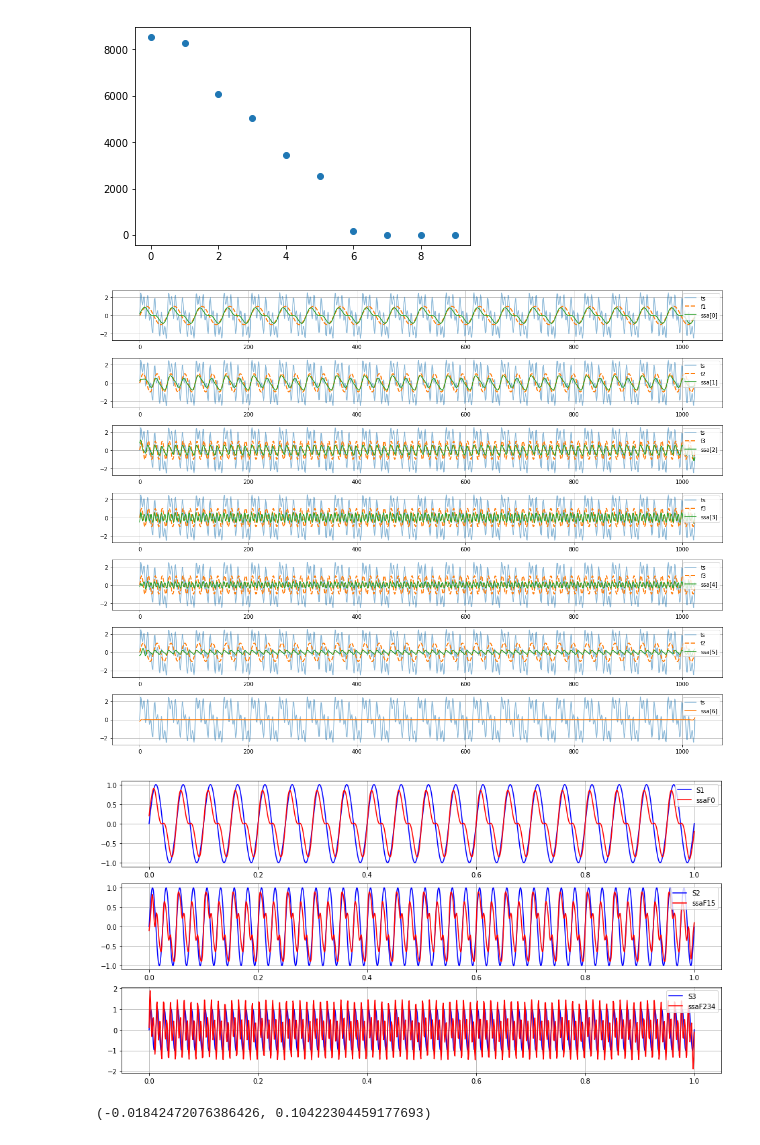
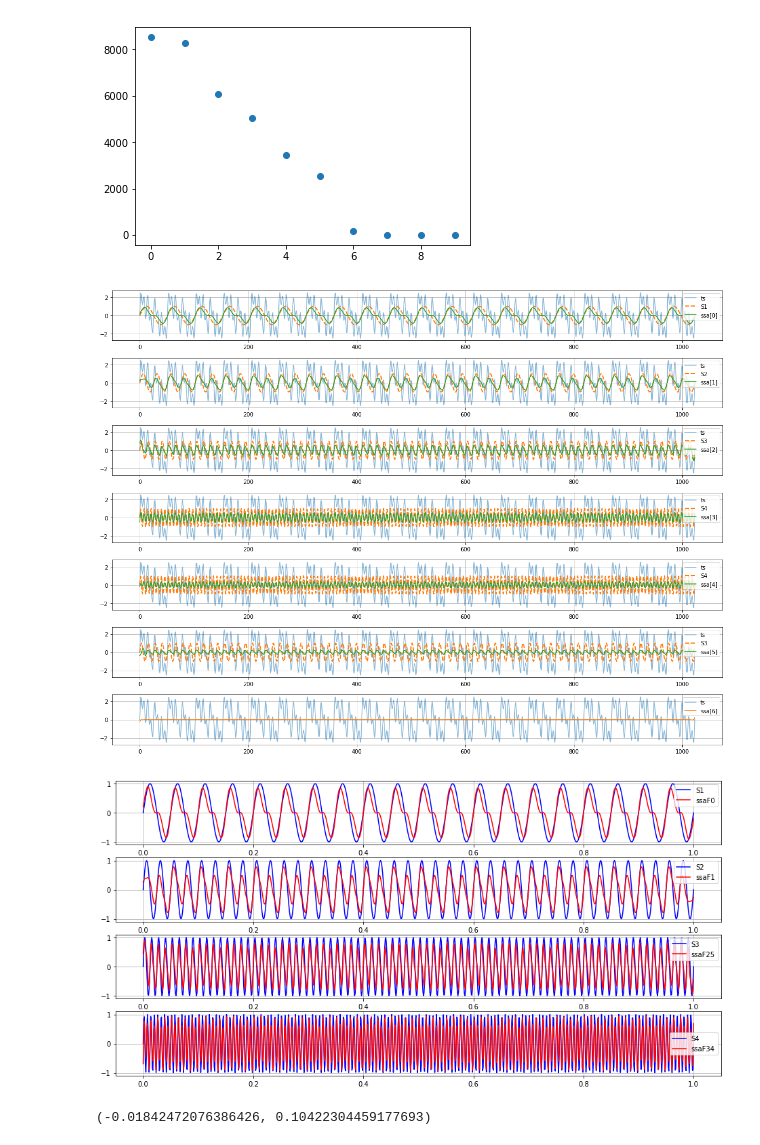
Before and after one commit to Tsypaev/TimeSeries, a Jupyter notebook: lab1/10-timeSeries-1.ipynb, the cells around one changed output. Drawn from its saved outputs; the diff is of its cells as text; code cells hidden in the pictures.

```diff
--- a/lab1/10-timeSeries-1.ipynb
+++ b/lab1/10-timeSeries-1.ipynb
@@ -158,27 +162,27 @@ ssaF6 = SSA_group(A, U, V, N, [6]) # уже лишнее
 fig, ax = plt.subplots(7, 1, figsize=(16, 12), sharey = True)
 
 ax[0].plot(F, label = 'ts', alpha=0.5)
-ax[0].plot(range(1024), S1, ls = '--', lw = 2, label = 'f1')
+ax[0].plot(range(1024), S1, ls = '--', lw = 2, label = 'S1')
 ax[0].plot(ssaF0, label = 'ssa[0]')
 
 ax[1].plot(F, label = 'ts', alpha=0.5)
-ax[1].plot(range(1024), S2, ls = '--', lw = 2, label = 'f2')
+ax[1].plot(range(1024), S2, ls = '--', lw = 2, label = 'S2')
 ax[1].plot(ssaF1, label = 'ssa[1]')
 
 ax[2].plot(F, label = 'ts', alpha=0.5)
-ax[2].plot(range(1024), S3, ls = '--', lw = 2, label = 'f3')
+ax[2].plot(range(1024), S3, ls = '--', lw = 2, label = 'S3')
 ax[2].plot(ssaF2, label = 'ssa[2]')
 
 ax[3].plot(F, label = 'ts', alpha=0.5)
-ax[3].plot(range(1024), S3, ls = '--', lw = 2, label = 'f3')
+ax[3].plot(range(1024), S4, ls = '--', lw = 2, label = 'S4')
 ax[3].plot(ssaF3, label = 'ssa[3]')
 
 ax[4].plot(F, label = 'ts', alpha=0.5)
-ax[4].plot(range(1024), S3, ls = '--', lw = 2, label = 'f3')
+ax[4].plot(range(1024), S4, ls = '--', lw = 2, label = 'S4')
 ax[4].plot(ssaF4, label = 'ssa[4]')
 
 ax[5].plot(F, label = 'ts', alpha=0.5)
-ax[5].plot(range(1024), S2, ls = '--', lw = 2, label = 'f2')
+ax[5].plot(range(1024), S3, ls = '--', lw = 2, label = 'S3')
 ax[5].plot(ssaF5, label = 'ssa[5]')
 
 ax[6].plot(F, label = 'ts', alpha=0.5)
@@ -195,22 +199,25 @@ for a in ax.flat:
 plt.tight_layout()
 plt.show()
 # %% [output]
-[figure, old version]
+[figure, new version]
 # %%
-fig, ax = plt.subplots(3, 1, figsize=(16, 8))
+fig, ax = plt.subplots(4, 1, figsize=(16, 8))
 ax[0].plot(t, S1, 'b', label='S1')
 ax[0].plot(t, ssaF0, 'r', label='ssaF0')
 
 ax[1].plot(t, S2, 'b', label='S2')
-ax[1].plot(t, ssaF15, 'r', label='ssaF15')
+ax[1].plot(t, ssaF1, 'r', label='ssaF1')
 
 ax[2].plot(t, S3, 'b', label='S3')
-ax[2].plot(t, ssaF234, 'r', label='ssaF234')
+ax[2].plot(t, ssaF25, 'r', label='ssaF25')
+
+ax[3].plot(t, S4, 'b', label='S4')
+ax[3].plot(t, ssaF34, 'r', label='ssaF34')
 
 for a in ax.flat:
     a.grid()
     a.legend()
 plt.show()
 # %% [output]
-[figure, old version]
+[figure, new version]
 # %%
```
Also changed, not shown: parts of 16 cells of this notebook, 1 other file.
